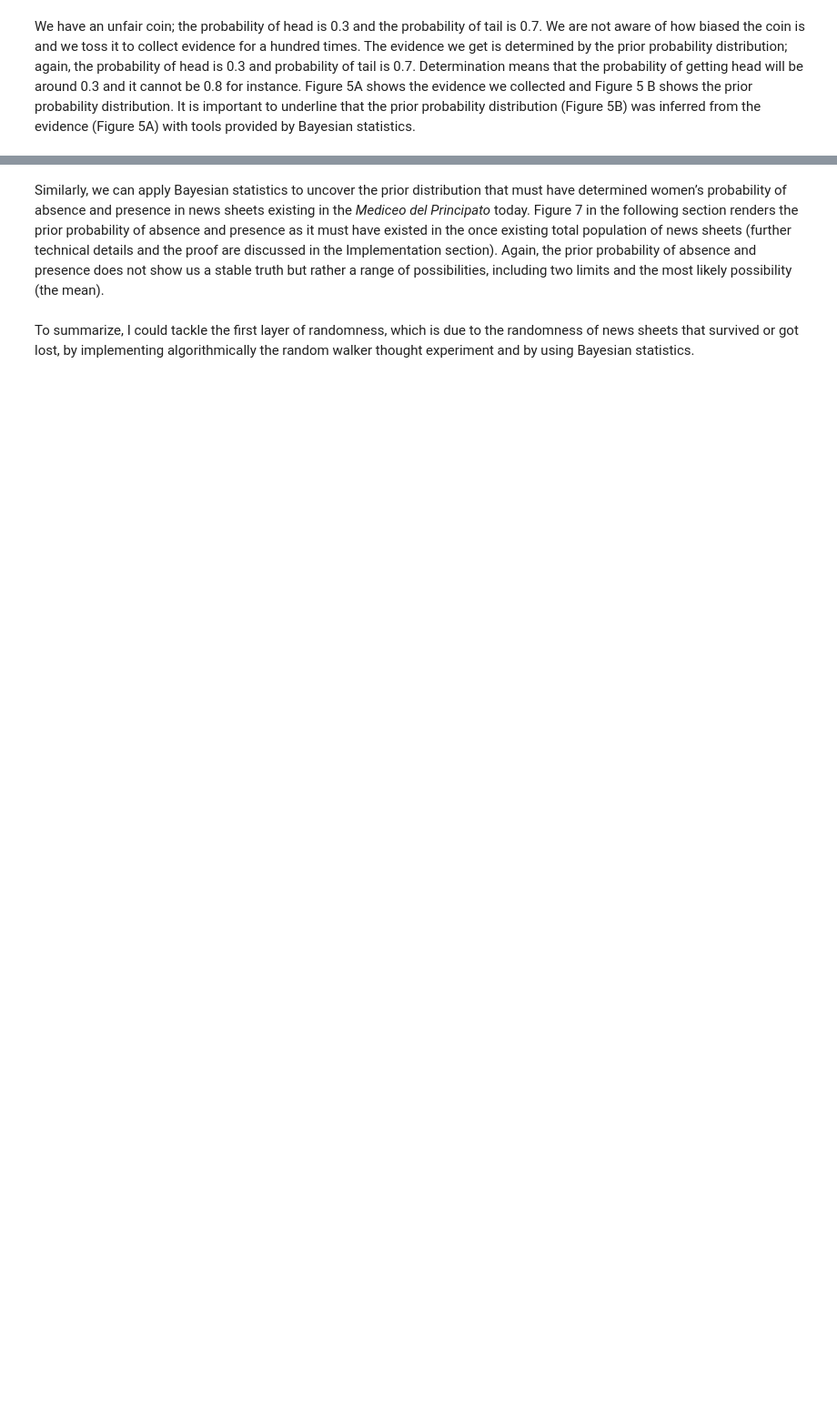
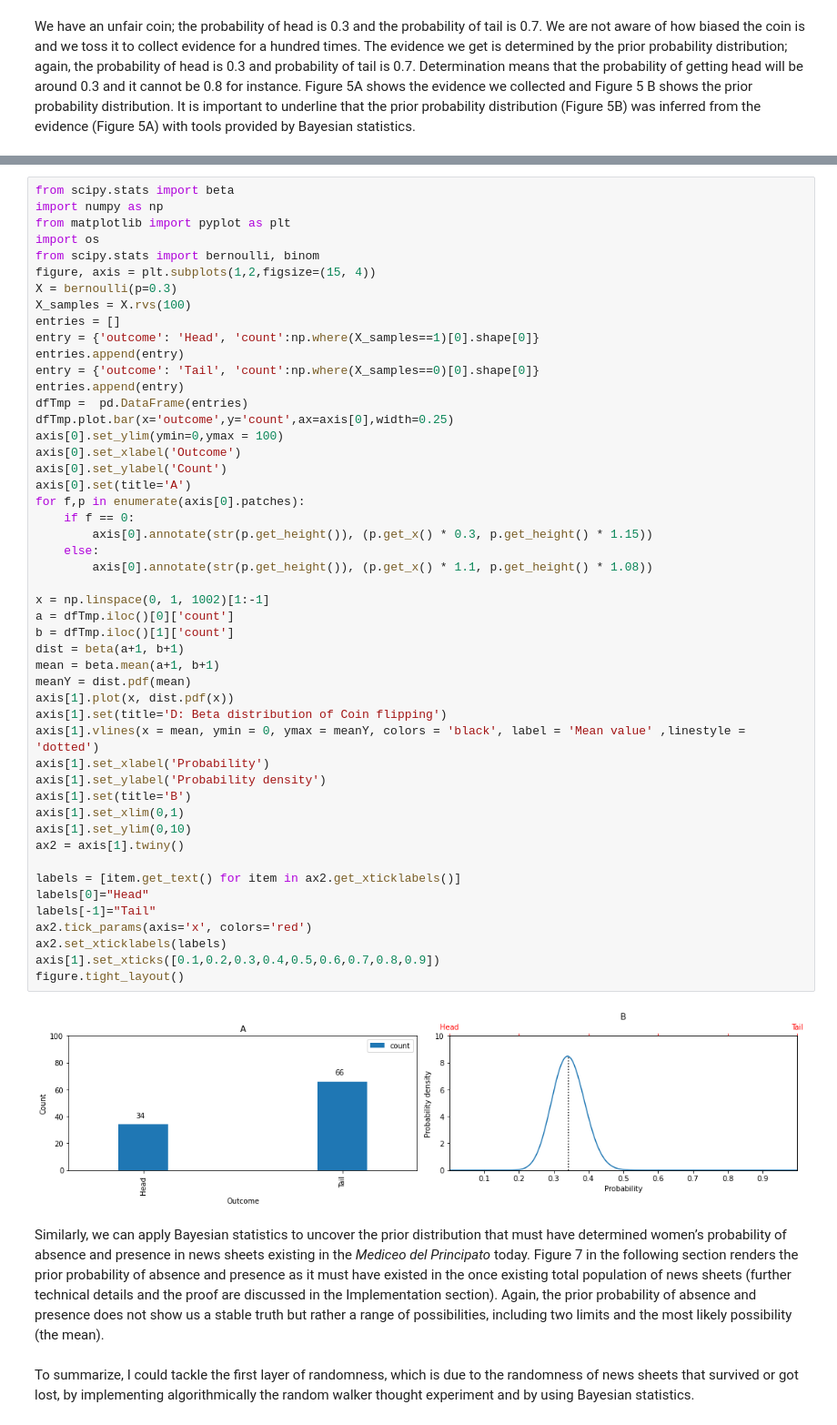
Before and after one commit to toth12/WomenEarlyModernNews, a Jupyter notebook: paper.ipynb, the cells around one changed output, grey strips where cells are left out. Shown at 91% size. Drawn from its saved outputs; the diff is of its cells as text; blank space fills up the shorter version.

```diff
--- a/paper.ipynb
+++ b/paper.ipynb
@@ -177,3 +315,54 @@ We have an unfair coin; the probability of head is 0.3 and the probability of ta
+# %%
+from scipy.stats import beta
+import numpy as np
+from matplotlib import pyplot as plt
+import os
+from scipy.stats import bernoulli, binom
+figure, axis = plt.subplots(1,2,figsize=(15, 4))
+X = bernoulli(p=0.3)
+X_samples = X.rvs(100)
+entries = []
+entry = {'outcome': 'Head', 'count':np.where(X_samples==1)[0].shape[0]}
+entries.append(entry)
+entry = {'outcome': 'Tail', 'count':np.where(X_samples==0)[0].shape[0]}
+entries.append(entry)
+dfTmp =  pd.DataFrame(entries)
+dfTmp.plot.bar(x='outcome',y='count',ax=axis[0],width=0.25)
+axis[0].set_ylim(ymin=0,ymax = 100)
+axis[0].set_xlabel('Outcome')
+axis[0].set_ylabel('Count')
+axis[0].set(title='A')
+for f,p in enumerate(axis[0].patches):
+    if f == 0:
+        axis[0].annotate(str(p.get_height()), (p.get_x() * 0.3, p.get_height() * 1.15))
+    else:
+        axis[0].annotate(str(p.get_height()), (p.get_x() * 1.1, p.get_height() * 1.08))
+
+x = np.linspace(0, 1, 1002)[1:-1]
+a = dfTmp.iloc()[0]['count']
+b = dfTmp.iloc()[1]['count']
+dist = beta(a+1, b+1)
+mean = beta.mean(a+1, b+1)
+meanY = dist.pdf(mean)
+axis[1].plot(x, dist.pdf(x))
+axis[1].set(title='D: Beta distribution of Coin flipping')
+axis[1].vlines(x = mean, ymin = 0, ymax = meanY, colors = 'black', label = 'Mean value' ,linestyle = 'dotted')
+axis[1].set_xlabel('Probability')
+axis[1].set_ylabel('Probability density')
+axis[1].set(title='B')
+axis[1].set_xlim(0,1)
+axis[1].set_ylim(0,10)
+ax2 = axis[1].twiny()
+
+labels = [item.get_text() for item in ax2.get_xticklabels()]
+labels[0]="Head"
+labels[-1]="Tail"
+ax2.tick_params(axis='x', colors='red')
+ax2.set_xticklabels(labels)
+axis[1].set_xticks([0.1,0.2,0.3,0.4,0.5,0.6,0.7,0.8,0.9])
+figure.tight_layout()
+# %% [output]
+[figure, added]
 # %% [markdown]
 Similarly, we can apply Bayesian statistics to uncover the prior distribution that must have determined women’s probability of absence and presence in news sheets existing in the _Mediceo del Principato_ today. Figure 7 in the following section renders the prior probability of absence and presence as it must have existed in the once existing total population of news sheets (further technical details and the proof are discussed in the Implementation section). Again, the prior probability of absence and presence does not show us a stable truth but rather a range of possibilities, including two limits and the most likely possibility (the mean).
 # %% [markdown]
```
Also changed, not shown: parts of 155 cells of this notebook, 9 other files.
